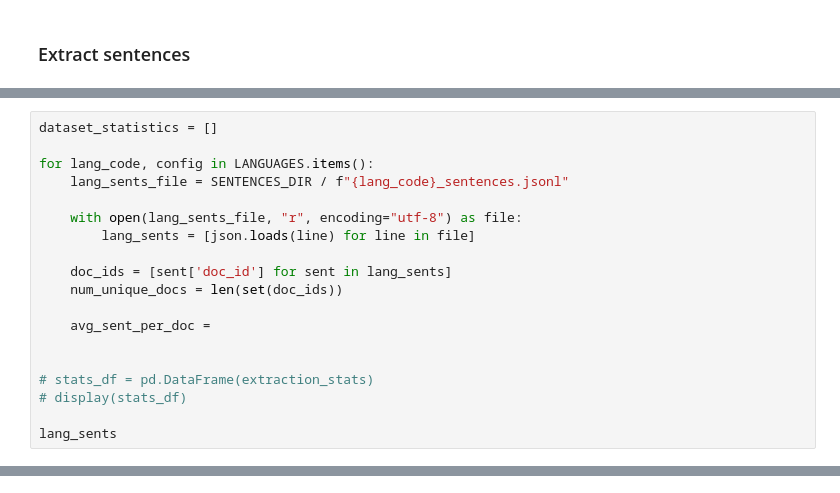
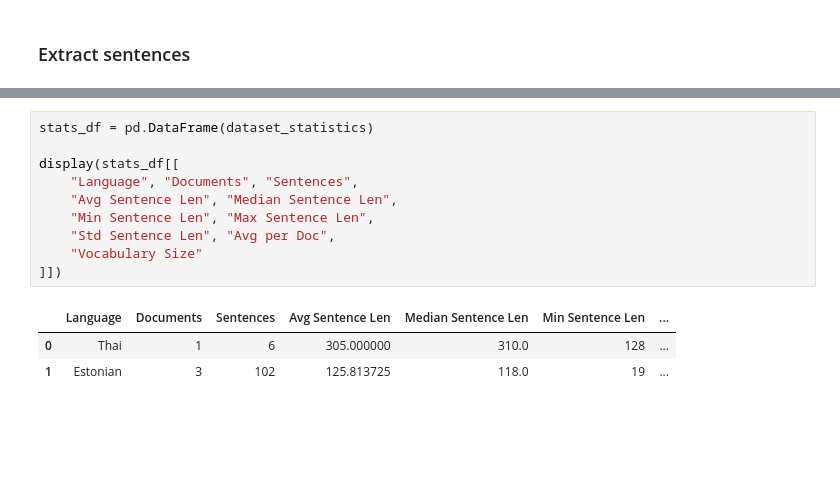
Before and after one commit to Lucas-Granucci/Averroes-AI, a Jupyter notebook: CORPUS_GENERATION.ipynb, the cells around one changed output, grey strips where cells are left out. Saved outputs shown, nothing was run; the diff lists cells and outputs as text; blank space fills up the shorter version.

```diff
--- a/CORPUS_GENERATION.ipynb
+++ b/CORPUS_GENERATION.ipynb
@@ -430,22 +430,3 @@ display(stats_df)
 | 2 | Thai | th | 1 | 6 | 6.0 |
 | 3 | Swahili | sw | 0 | 0 | 0 |
 | 4 | Estonian | et | 3 | 102 | 34.0 |
-# %%
-dataset_statistics = []
-
-for lang_code, config in LANGUAGES.items():
-    lang_sents_file = SENTENCES_DIR / f"{lang_code}_sentences.jsonl"
-
-    with open(lang_sents_file, "r", encoding="utf-8") as file:
-        lang_sents = [json.loads(line) for line in file]
-
-    doc_ids = [sent['doc_id'] for sent in lang_sents]
-    num_unique_docs = len(set(doc_ids))
-
-    avg_sent_per_doc =
-
-
-# stats_df = pd.DataFrame(extraction_stats)
-# display(stats_df)
-
-lang_sents
@@ -470 +492,15 @@ lang_sents
+# %%
+stats_df = pd.DataFrame(dataset_statistics)
+
+display(stats_df[[
+    "Language", "Documents", "Sentences",
+    "Avg Sentence Len", "Median Sentence Len",
+    "Min Sentence Len", "Max Sentence Len",
+    "Std Sentence Len", "Avg per Doc",
+    "Vocabulary Size"
+]])
+# %% [output]
+|  | Language | Documents | Sentences | Avg Sentence Len | Median Sentence Len | Min Sentence Len | ... |
+| 0 | Thai | 1 | 6 | 305.000000 | 310.0 | 128 | ... |
+| 1 | Estonian | 3 | 102 | 125.813725 | 118.0 | 19 | ... |
 # %%
```
Also changed, not shown: parts of 16 cells of this notebook, 1 other file.
